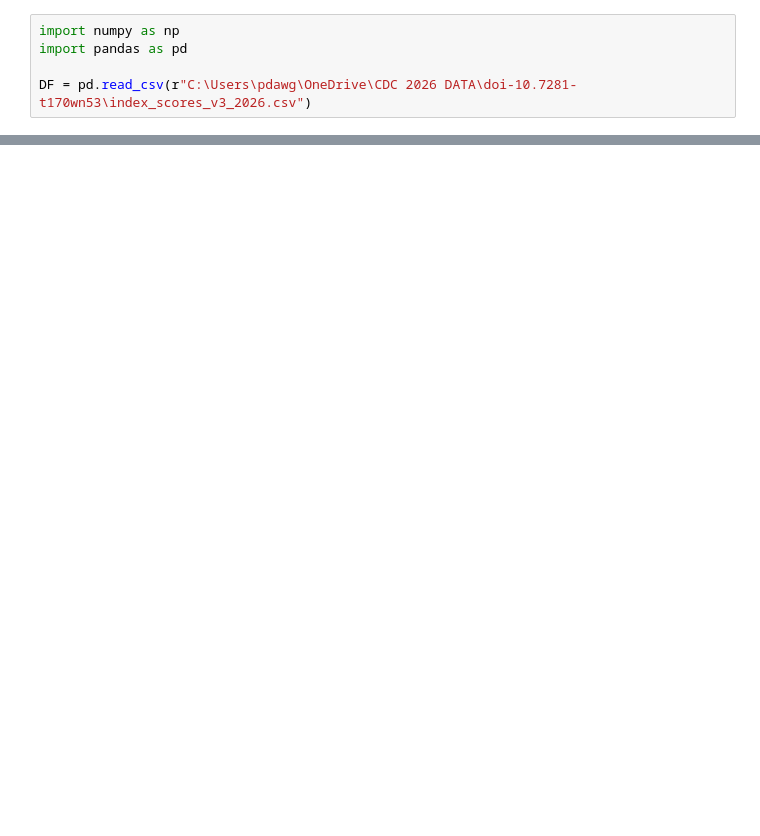
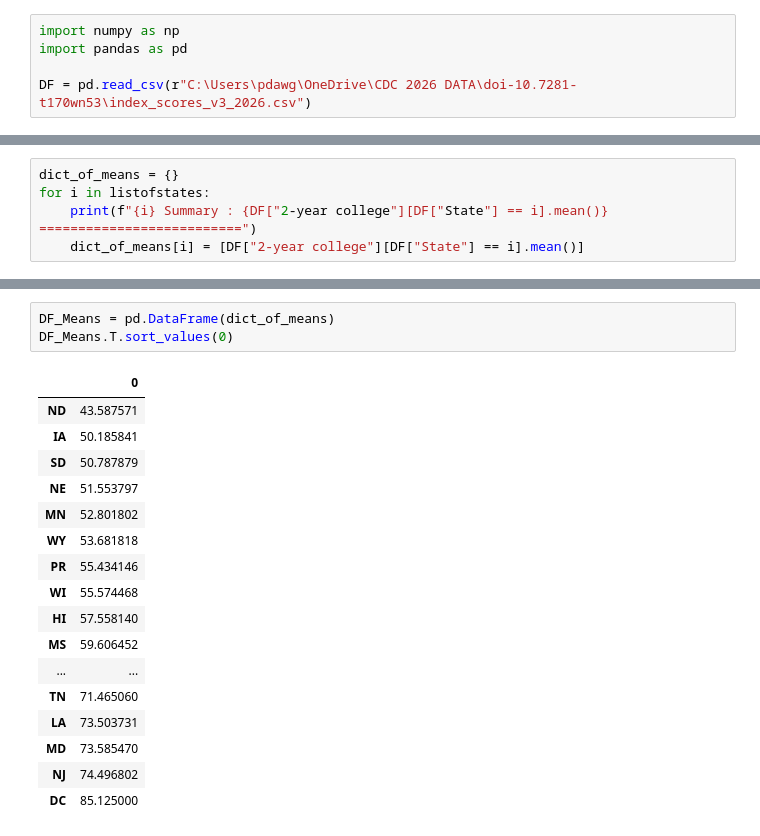
Before and after one commit to PerryWithAP/CDC-2026---Biokind-Team, a Jupyter notebook: Perry-Test.ipynb, the cells around one changed output, grey strips where cells are left out. Cells and saved outputs as stored; diff of their text form; blank space fills up the shorter version.

```diff
--- a/Perry-Test.ipynb
+++ b/Perry-Test.ipynb
@@ -26,0 +98,5 @@ Hispanic or Latino and 285
+# %%
+dict_of_means = {}
+for i in listofstates:
+    print(f"{i} Summary : {DF["2-year college"][DF["State"] == i].mean()} ==========================")
+    dict_of_means[i] = [DF["2-year college"][DF["State"] == i].mean()]
@@ -26,0 +121,21 @@ Hispanic or Latino and 285
+# %%
+DF_Means = pd.DataFrame(dict_of_means)
+DF_Means.T.sort_values(0)
+# %% [output]
+|  | 0 |
+| ND | 43.587571 |
+| IA | 50.185841 |
+| SD | 50.787879 |
+| NE | 51.553797 |
+| MN | 52.801802 |
+| WY | 53.681818 |
+| PR | 55.434146 |
+| WI | 55.574468 |
+| HI | 57.558140 |
+| MS | 59.606452 |
+| ... | ... |
+| TN | 71.465060 |
+| LA | 73.503731 |
+| MD | 73.585470 |
+| NJ | 74.496802 |
+| DC | 85.125000 |
```
Also changed, not shown: parts of 9 cells of this notebook.
